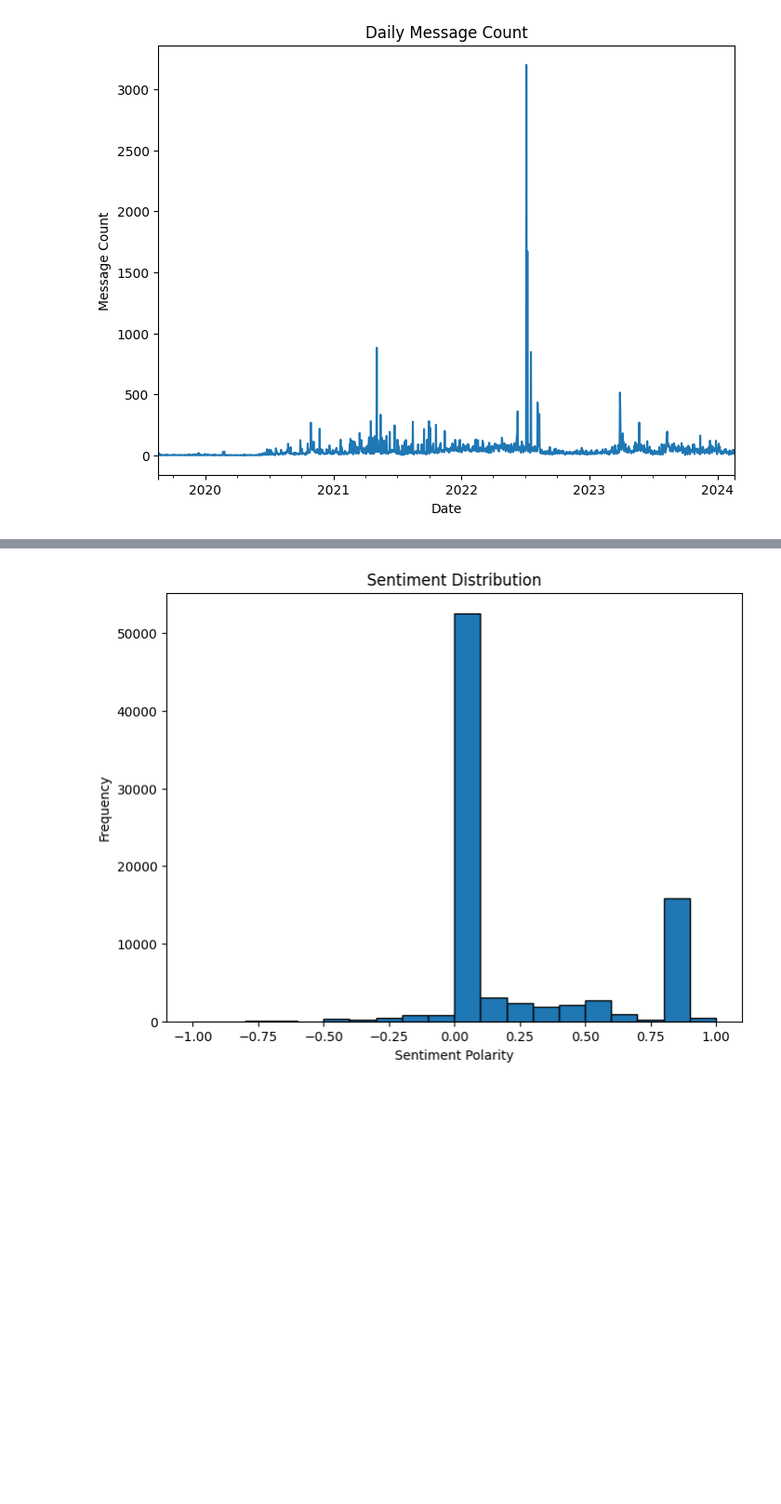
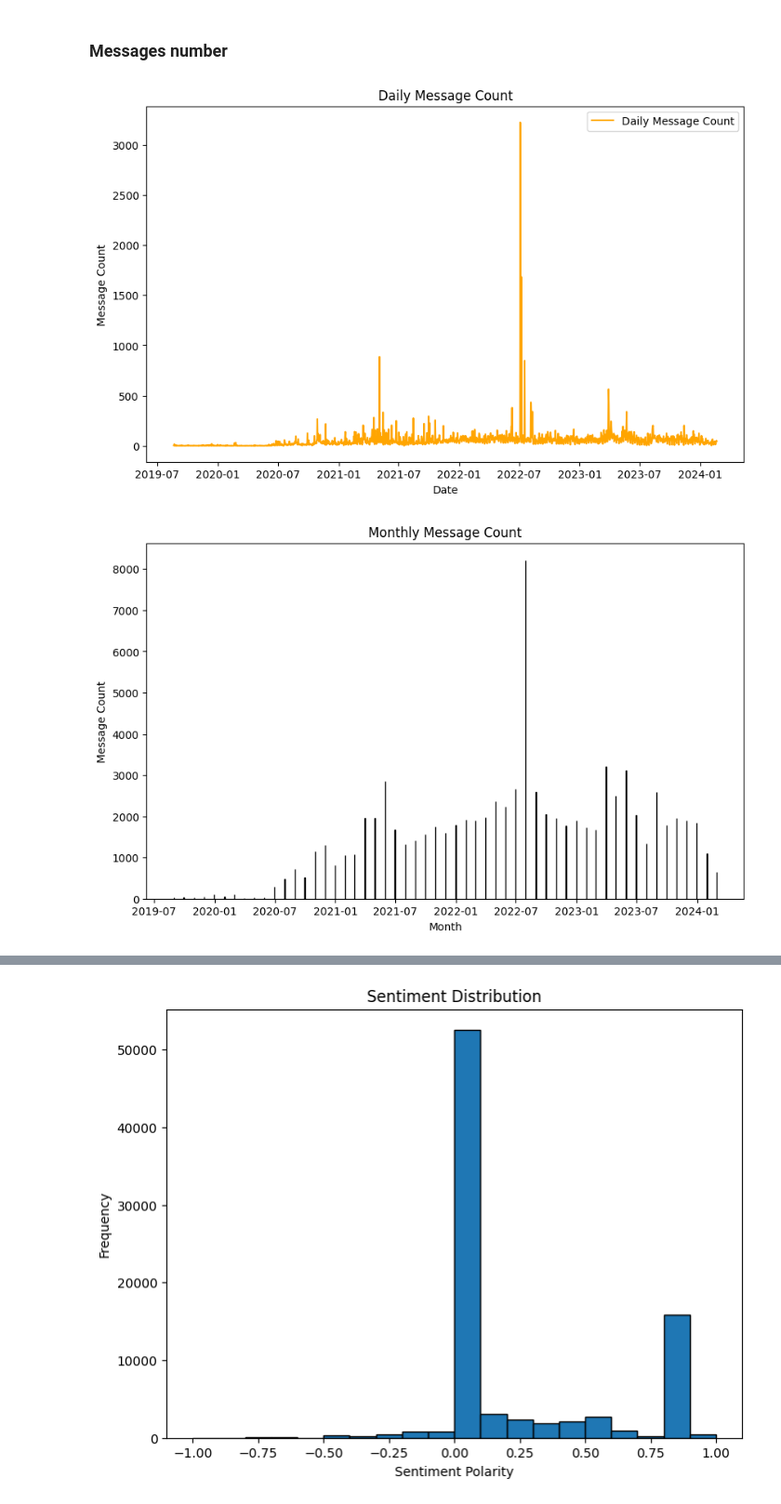
Before and after one commit to hugomoura10/discord_analysis_ocean, a Jupyter notebook: main.ipynb, the cells around one changed output, grey strips where cells are left out. Shown at 93% size. Drawn from its saved outputs; the diff is of its cells as text; code cells hidden in the pictures; blank space fills up the shorter version.

```diff
--- a/main.ipynb
+++ b/main.ipynb
@@ -7,19 +8,29 @@ from nltk.sentiment import SentimentIntensityAnalyzer
 # %%
 # Load CSV file into a Pandas DataFrame
 df = pd.read_csv('Datasets/Ocean Discord Data Challenge Dataset.csv')
+# %% [markdown]
+### Messages number
 # %%
 # Convert 'Date' column to datetime format
-df['Date'] = pd.to_datetime(df['Date'])
+df['Date'] = pd.to_datetime(df['Date'], format='%m/%d/%Y %I:%M %p')
 
 # Create a figure for Daily Message Count
-plt.figure(figsize=(8, 6))
-
-# Plot time series data - Daily Message Count
-df.set_index('Date')['Content'].resample('D').count().plot(title='Daily Message Count')
+plt.figure(figsize=(10, 6))
+plt.plot(df.set_index('Date')['Content'].resample('D').count(), label='Daily Message Count', color='orange')
+plt.title('Daily Message Count')
 plt.xlabel('Date')
 plt.ylabel('Message Count')
+plt.legend()
+plt.show()
 
-# Show the plot
+# Create a figure for Monthly Message Count
+plt.figure(figsize=(10, 6))
+monthly_counts = df.set_index('Date')['Content'].resample('M').count()
+plt.bar(monthly_counts.index, monthly_counts, color='skyblue', edgecolor='black')
+plt.title('Monthly Message Count')
+plt.xlabel('Month')
+plt.ylabel('Message Count')
 plt.show()
 # %% [output]
-[figure, old version]
+[figure, new version]
+[figure, added]
```
Also changed, not shown: parts of 7 cells of this notebook, 5 other files.
